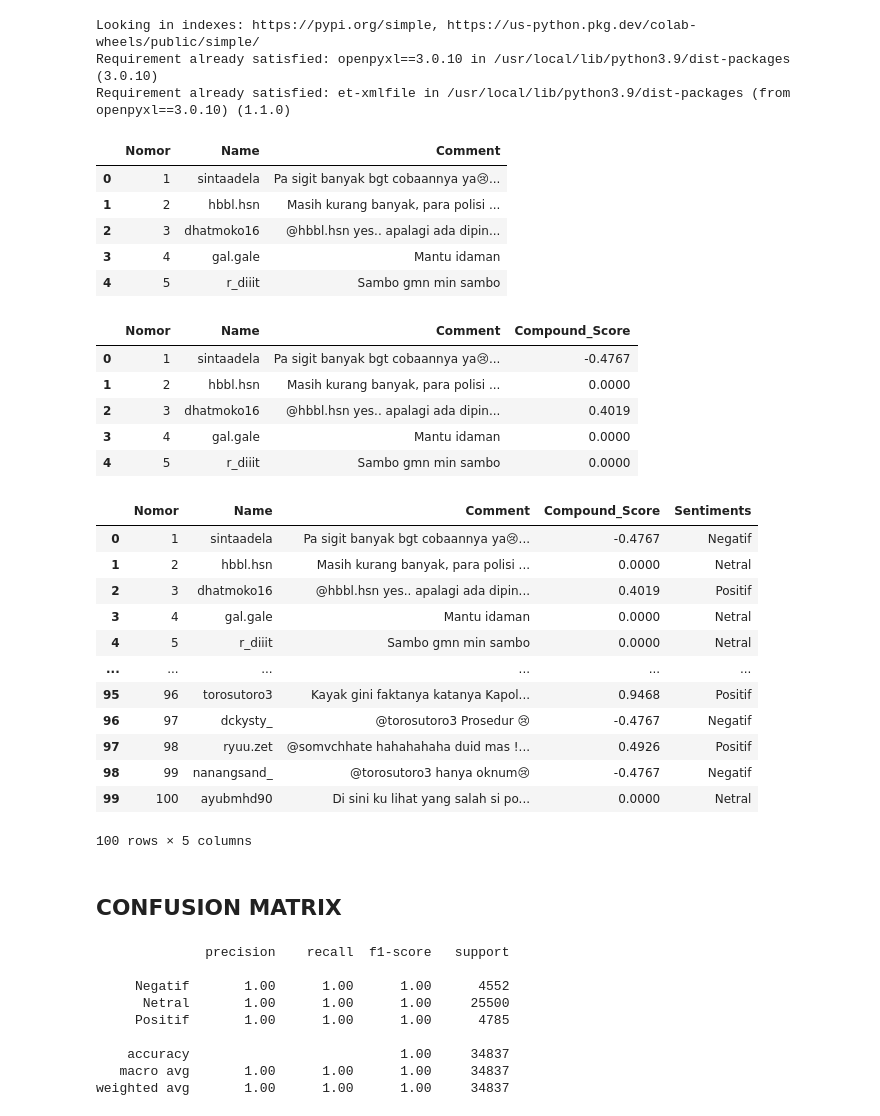
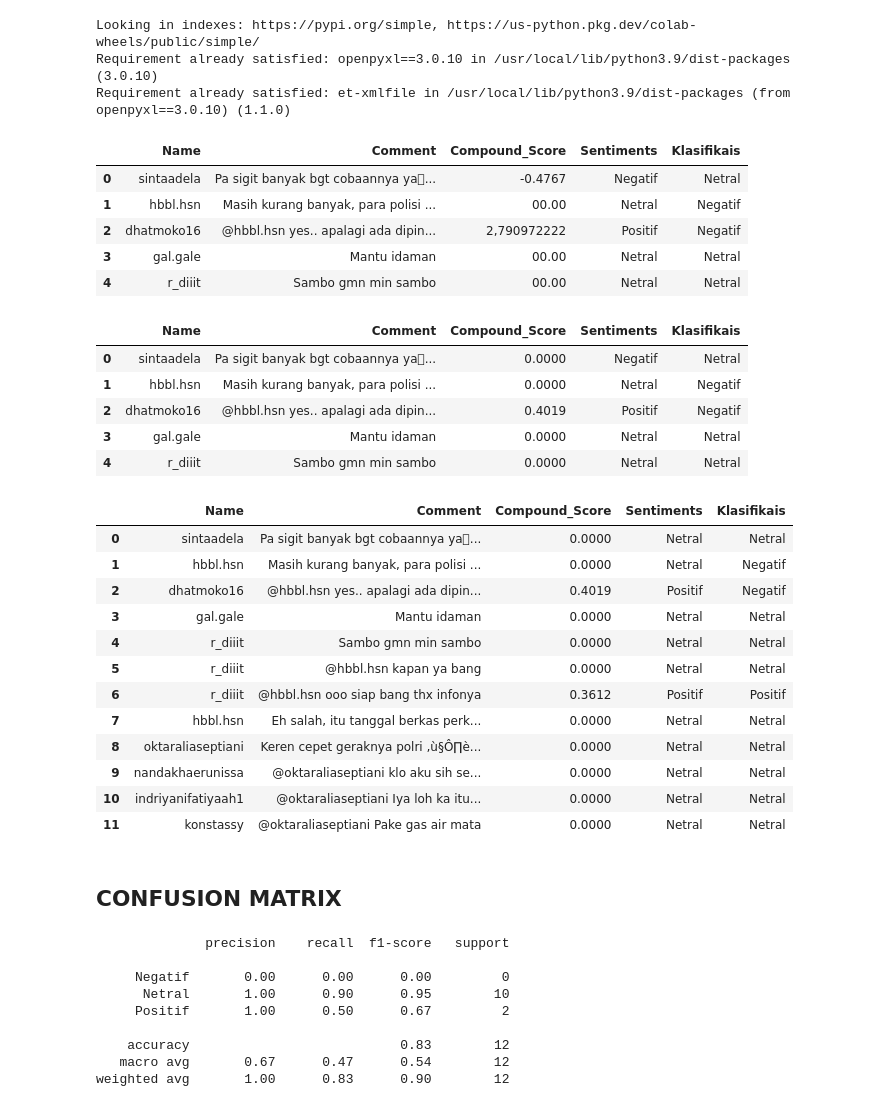
Before and after one commit to codeme-hue/sentiment-analyst-kanjuruhan, a Jupyter notebook: visualisasi_sentimen_kanjuruhan.ipynb, the cells around one changed output. Cells and saved outputs as stored; diff of their text form; code cells hidden in the pictures.

```diff
--- a/visualisasi_sentimen_kanjuruhan.ipynb
+++ b/visualisasi_sentimen_kanjuruhan.ipynb
@@ -201,58 +198,58 @@ Requirement already satisfied: openpyxl==3.0.10 in /usr/local/lib/python3.9/dist
 Requirement already satisfied: et-xmlfile in /usr/local/lib/python3.9/dist-packages (from openpyxl==3.0.10) (1.1.0)
 # %%
 #masukkan data label manual (bikin lagi buat dibandingin sama data yg pertama)
-dataset = pd.read_csv('/content/sample_data/Dataset-Kanjuruhan.csv')
+dataset = pd.read_csv('/content/sample_data/evaluate.csv',delimiter=";")
 dataset.head()
 # %% [output]
-|  | Nomor | Name | Comment |
-| 0 | 1 | sintaadela | Pa sigit banyak bgt cobaannya ya😢... |
-| 1 | 2 | hbbl.hsn | Masih kurang banyak, para polisi ... |
-| 2 | 3 | dhatmoko16 | @hbbl.hsn yes.. apalagi ada dipin... |
-| 3 | 4 | gal.gale | Mantu idaman |
-| 4 | 5 | r_diiit | Sambo gmn min sambo |
+|  | Name | Comment | Compound_Score | Sentiments | Klasifikais |
+| 0 | sintaadela | Pa sigit banyak bgt cobaannya ya... | -0.4767 | Negatif | Netral |
+| 1 | hbbl.hsn | Masih kurang banyak, para polisi ... | 00.00 | Netral | Negatif |
+| 2 | dhatmoko16 | @hbbl.hsn yes.. apalagi ada dipin... | 2,790972222 | Positif | Negatif |
+| 3 | gal.gale | Mantu idaman | 00.00 | Netral | Netral |
+| 4 | r_diiit | Sambo gmn min sambo | 00.00 | Netral | Netral |
 # %%
 scores = [analyser.polarity_scores(x) for x in dataset['Comment']]
 dataset['Compound_Score'] = [x['compound'] for x in scores]
 dataset.head()
 # %% [output]
-|  | Nomor | Name | Comment | Compound_Score |
-| 0 | 1 | sintaadela | Pa sigit banyak bgt cobaannya ya😢... | -0.4767 |
-| 1 | 2 | hbbl.hsn | Masih kurang banyak, para polisi ... | 0.0000 |
-| 2 | 3 | dhatmoko16 | @hbbl.hsn yes.. apalagi ada dipin... | 0.4019 |
-| 3 | 4 | gal.gale | Mantu idaman | 0.0000 |
-| 4 | 5 | r_diiit | Sambo gmn min sambo | 0.0000 |
+|  | Name | Comment | Compound_Score | Sentiments | Klasifikais |
+| 0 | sintaadela | Pa sigit banyak bgt cobaannya ya... | 0.0000 | Negatif | Netral |
+| 1 | hbbl.hsn | Masih kurang banyak, para polisi ... | 0.0000 | Netral | Negatif |
+| 2 | dhatmoko16 | @hbbl.hsn yes.. apalagi ada dipin... | 0.4019 | Positif | Negatif |
+| 3 | gal.gale | Mantu idaman | 0.0000 | Netral | Netral |
+| 4 | r_diiit | Sambo gmn min sambo | 0.0000 | Netral | Netral |
 # %%
 dataset.loc[dataset['Compound_Score'] < 0, 'Sentiments'] = 'Negatif'
 dataset.loc[dataset['Compound_Score'] == 0, 'Sentiments'] = 'Netral'
 dataset.loc[dataset['Compound_Score'] > 0, 'Sentiments'] = 'Positif'
 dataset.head(100)
 # %% [output]
-|  | Nomor | Name | Comment | Compound_Score | Sentiments |
-| 0 | 1 | sintaadela | Pa sigit banyak bgt cobaannya ya😢... | -0.4767 | Negatif |
-| 1 | 2 | hbbl.hsn | Masih kurang banyak, para polisi ... | 0.0000 | Netral |
-| 2 | 3 | dhatmoko16 | @hbbl.hsn yes.. apalagi ada dipin... | 0.4019 | Positif |
-| 3 | 4 | gal.gale | Mantu idaman | 0.0000 | Netral |
-| 4 | 5 | r_diiit | Sambo gmn min sambo | 0.0000 | Netral |
-| ... | ... | ... | ... | ... | ... |
-| 95 | 96 | torosutoro3 | Kayak gini faktanya katanya Kapol... | 0.9468 | Positif |
-| 96 | 97 | dckysty_ | @torosutoro3 Prosedur 😢 | -0.4767 | Negatif |
-| 97 | 98 | ryuu.zet | @somvchhate hahahahaha duid mas !... | 0.4926 | Positif |
-| 98 | 99 | nanangsand_ | @torosutoro3 hanya oknum😢 | -0.4767 | Negatif |
-| 99 | 100 | ayubmhd90 | Di sini ku lihat yang salah si po... | 0.0000 | Netral |
+|  | Name | Comment | Compound_Score | Sentiments | Klasifikais |
+| 0 | sintaadela | Pa sigit banyak bgt cobaannya ya... | 0.0000 | Netral | Netral |
+| 1 | hbbl.hsn | Masih kurang banyak, para polisi ... | 0.0000 | Netral | Negatif |
+| 2 | dhatmoko16 | @hbbl.hsn yes.. apalagi ada dipin... | 0.4019 | Positif | Negatif |
+| 3 | gal.gale | Mantu idaman | 0.0000 | Netral | Netral |
+| 4 | r_diiit | Sambo gmn min sambo | 0.0000 | Netral | Netral |
+| 5 | r_diiit | @hbbl.hsn kapan ya bang | 0.0000 | Netral | Netral |
+| 6 | r_diiit | @hbbl.hsn ooo siap bang thx infonya | 0.3612 | Positif | Positif |
+| 7 | hbbl.hsn | Eh salah, itu tanggal berkas perk... | 0.0000 | Netral | Netral |
+| 8 | oktaraliaseptiani | Keren cepet geraknya polri ‚ù§Ô∏è... | 0.0000 | Netral | Netral |
+| 9 | nandakhaerunissa | @oktaraliaseptiani klo aku sih se... | 0.0000 | Netral | Netral |
+| 10 | indriyanifatiyaah1 | @oktaraliaseptiani Iya loh ka itu... | 0.0000 | Netral | Netral |
+| 11 | konstassy | @oktaraliaseptiani Pake gas air mata | 0.0000 | Netral | Netral |
-100 rows × 5 columns
 # %% [markdown]
 ## CONFUSION MATRIX
 # %%
 from sklearn import metrics
 # %%
-print(metrics.classification_report(dataset['Sentiments'], dataset['Sentiments']))
+print(metrics.classification_report(dataset['Sentiments'], dataset['Klasifikais']))
 # %% [output]
               precision    recall  f1-score   support
 
-     Negatif       1.00      1.00      1.00      4552
-      Netral       1.00      1.00      1.00     25500
-     Positif       1.00      1.00      1.00      4785
+     Negatif       0.00      0.00      0.00         0
+      Netral       1.00      0.90      0.95        10
+     Positif       1.00      0.50      0.67         2
 
-    accuracy                           1.00     34837
-   macro avg       1.00      1.00      1.00     34837
-weighted avg       1.00      1.00      1.00     34837
+    accuracy                           0.83        12
+   macro avg       0.67      0.47      0.54        12
+weighted avg       1.00      0.83      0.90        12
```
Also changed, not shown: parts of 1 cell of this notebook.
